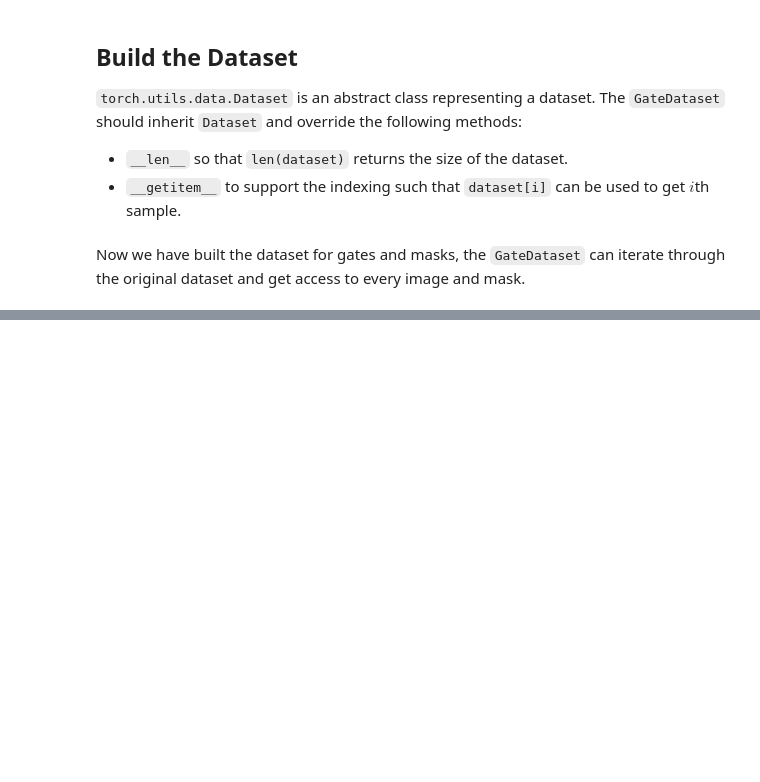
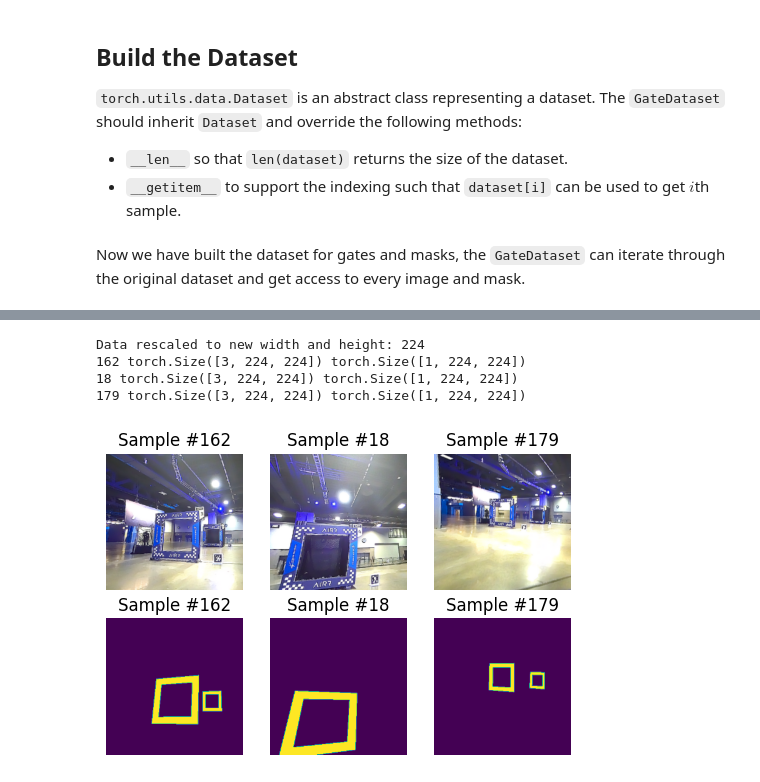
Before and after one commit to chengliu-LR/notebooks-Colab, a Jupyter notebook: gate_detection/gate_detection_for_drone_racing.ipynb, the cells around one changed output, grey strips where cells are left out. Drawn from its saved outputs; the diff is of its cells as text; code cells hidden in the pictures; blank space fills up the shorter version.

```diff
--- a/gate_detection/gate_detection_for_drone_racing.ipynb
+++ b/gate_detection/gate_detection_for_drone_racing.ipynb
@@ -168,0 +219,35 @@ Observe below how these transforms had to be applied **both** on the image and l
+# %%
+new_hw = 224
+print("Data rescaled to new width and height:", new_hw)
+tsfm_dataset = GateDataset(gate_path + 'corners.csv', gate_path,
+                           transform=transforms.Compose([Rescale((new_hw, new_hw)),
+                                                         ToTensor()]))
+
+# plot images and masks
+fig = plt.figure(dpi=100)
+
+num_of_subs = 3
+sample_seed = np.random.randint(low=1, high=300, size=num_of_subs)
+
+for id, i in enumerate(sample_seed):
+    sample = tsfm_dataset[i]
+    print(i, sample['img'].shape, sample['mask'].shape)
+    # show img
+    ax1 = plt.subplot(2, num_of_subs, id + 1)
+    ax1.set_title('Sample #{}'.format(i))
+    ax1.axis('off')
+    ax1.imshow(sample['img'].numpy().transpose(1, 2, 0))
+    # show mask
+    ax2 = plt.subplot(2, num_of_subs, id + num_of_subs + 1)
+    ax2.set_title('Sample #{}'.format(i))
+    ax2.axis('off')
+    ax2.imshow(sample['mask'].squeeze(0).numpy())
+
+    if i == num_of_subs - 1:
+        break
+# %% [output]
+Data rescaled to new width and height: 224
+162 torch.Size([3, 224, 224]) torch.Size([1, 224, 224])
+18 torch.Size([3, 224, 224]) torch.Size([1, 224, 224])
+179 torch.Size([3, 224, 224]) torch.Size([1, 224, 224])
+[figure, added]
```
Also changed, not shown: parts of 6 cells of this notebook.
